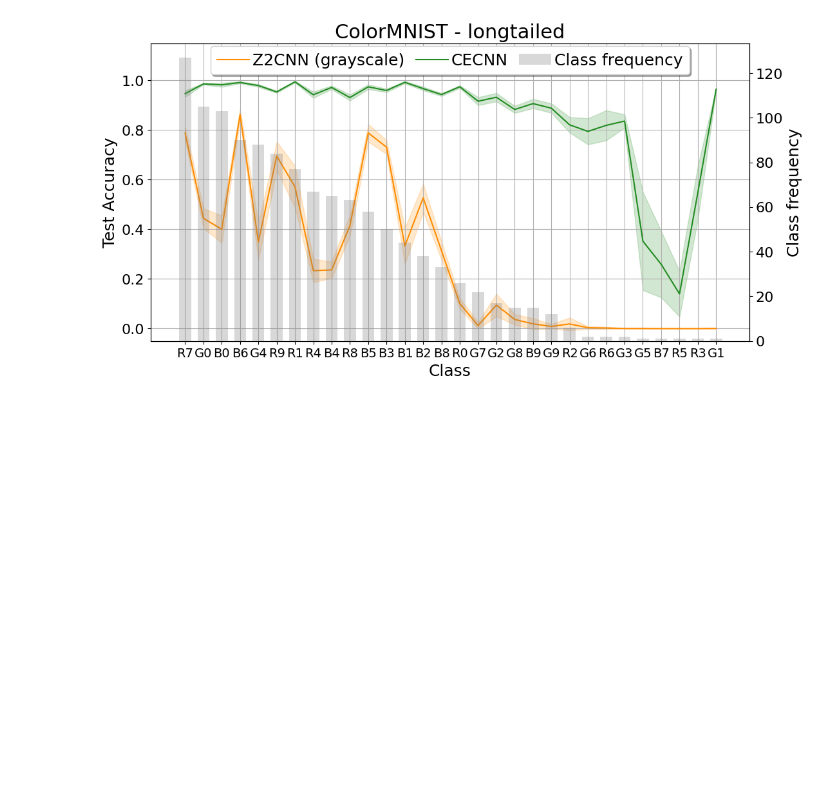
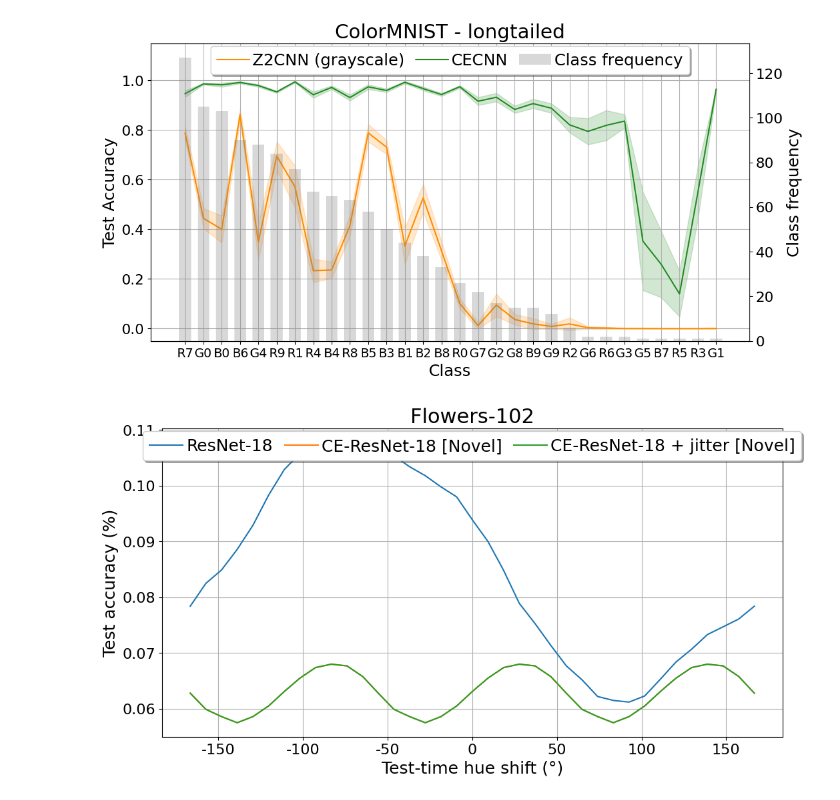
Before and after one commit to ArcovanBreda/CEConvDL2, a Jupyter notebook: CEConv/Arcos_notebook.ipynb, the cells around one changed output. Saved outputs shown, nothing was run; the diff lists cells and outputs as text; code cells hidden in the pictures; blank space fills up the shorter version.

```diff
--- a/CEConv/Arcos_notebook.ipynb
+++ b/CEConv/Arcos_notebook.ipynb
@@ -38,3 +38,8 @@ plot_figure_2("/home/arco/Downloads/Master AI/CEConvDL2")
 The autoreload extension is already loaded. To reload it, use:
   %reload_ext autoreload
 [figure]
+# %%
+from utils import plot_figure_9
+plot_figure_9()
+# %% [output]
+[figure, added]
```
Also changed, not shown: 2 other files.
